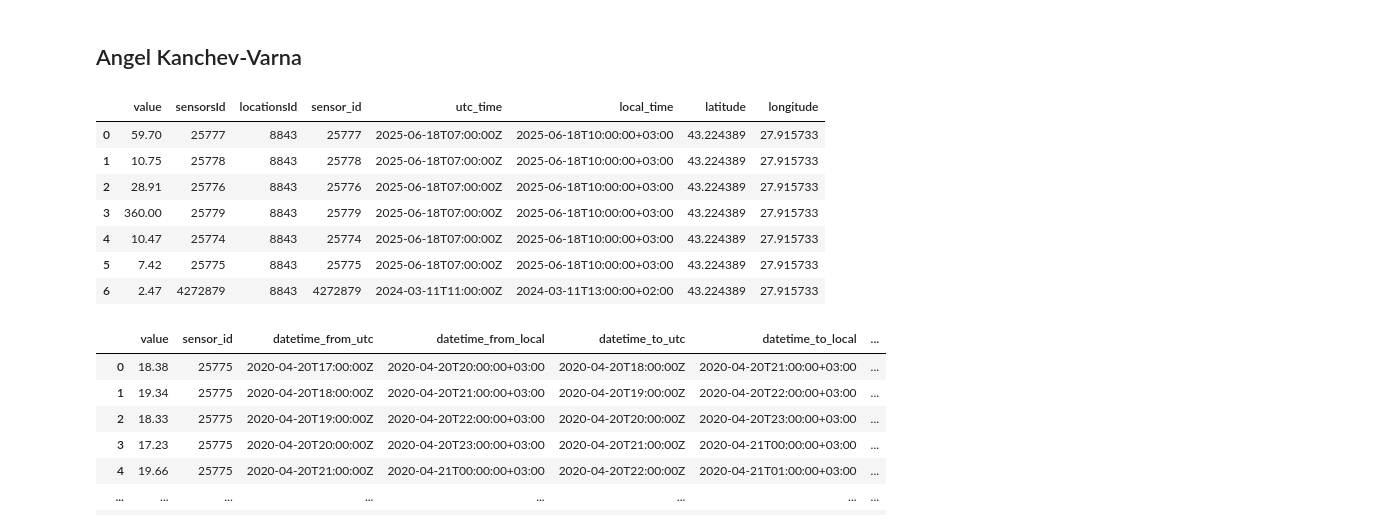
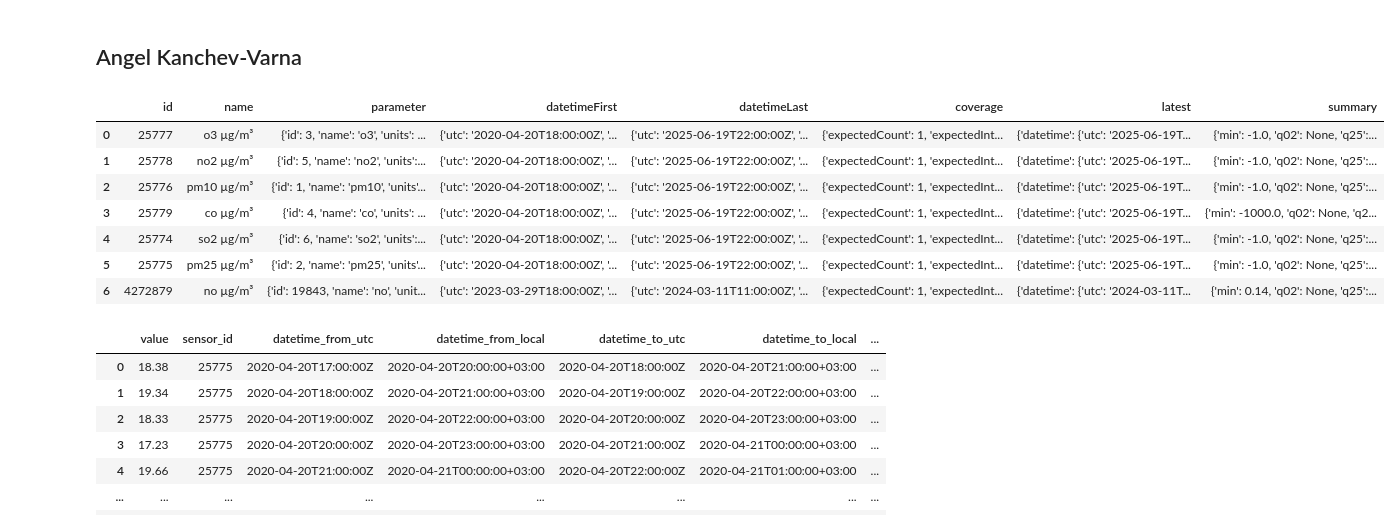
Before and after one commit to ivetkalchev/VarnaAir, a Jupyter notebook: varnaair.ipynb, the cells around one changed output. Cells and saved outputs as stored; diff of their text form; code cells hidden in the pictures.

Commit message:
getting more data + cleaning

```diff
--- a/varnaair.ipynb
+++ b/varnaair.ipynb
@@ -35,37 +38,26 @@ print(df_nearby_stations[["id", "name", "locality"]])
 # %% [markdown]
 ## Angel Kanchev-Varna
 # %%
-url = "https://api.openaq.org/v3/locations/8843/latest"
+url = "https://api.openaq.org/v3/locations/8843/sensors"
 
 response = requests.get(url, headers=headers)
 response.raise_for_status()
 
 data = response.json()
 results = data.get("results", [])
 
-if results:
-    df_latest1 = pandas.DataFrame(results)
-
-    df_latest1 = df_latest1.assign(
-        sensor_id=df_latest1['sensorsId'],
-        utc_time=df_latest1['datetime'].apply(lambda x: x['utc']),
-        local_time=df_latest1['datetime'].apply(lambda x: x['local']),
-        latitude=df_latest1['coordinates'].apply(lambda x: x['latitude']),
-        longitude=df_latest1['coordinates'].apply(lambda x: x['longitude'])
-    ).drop(columns=['datetime', 'coordinates'])
-else:
-    df_latest1 = pandas.DataFrame()
+df_latest1 = pandas.DataFrame(results)
 
 df_latest1
 # %% [output]
-|  | value | sensorsId | locationsId | sensor_id | utc_time | local_time | latitude | longitude |
-| 0 | 59.70 | 25777 | 8843 | 25777 | 2025-06-18T07:00:00Z | 2025-06-18T10:00:00+03:00 | 43.224389 | 27.915733 |
-| 1 | 10.75 | 25778 | 8843 | 25778 | 2025-06-18T07:00:00Z | 2025-06-18T10:00:00+03:00 | 43.224389 | 27.915733 |
-| 2 | 28.91 | 25776 | 8843 | 25776 | 2025-06-18T07:00:00Z | 2025-06-18T10:00:00+03:00 | 43.224389 | 27.915733 |
-| 3 | 360.00 | 25779 | 8843 | 25779 | 2025-06-18T07:00:00Z | 2025-06-18T10:00:00+03:00 | 43.224389 | 27.915733 |
-| 4 | 10.47 | 25774 | 8843 | 25774 | 2025-06-18T07:00:00Z | 2025-06-18T10:00:00+03:00 | 43.224389 | 27.915733 |
-| 5 | 7.42 | 25775 | 8843 | 25775 | 2025-06-18T07:00:00Z | 2025-06-18T10:00:00+03:00 | 43.224389 | 27.915733 |
-| 6 | 2.47 | 4272879 | 8843 | 4272879 | 2024-03-11T11:00:00Z | 2024-03-11T13:00:00+02:00 | 43.224389 | 27.915733 |
+|  | id | name | parameter | datetimeFirst | datetimeLast | coverage | latest | summary |
+| 0 | 25777 | o3 µg/m³ | {'id': 3, 'name': 'o3', 'units': ... | {'utc': '2020-04-20T18:00:00Z', '... | {'utc': '2025-06-19T22:00:00Z', '... | {'expectedCount': 1, 'expectedInt... | {'datetime': {'utc': '2025-06-19T... | {'min': -1.0, 'q02': None, 'q25':... |
+| 1 | 25778 | no2 µg/m³ | {'id': 5, 'name': 'no2', 'units':... | {'utc': '2020-04-20T18:00:00Z', '... | {'utc': '2025-06-19T22:00:00Z', '... | {'expectedCount': 1, 'expectedInt... | {'datetime': {'utc': '2025-06-19T... | {'min': -1.0, 'q02': None, 'q25':... |
+| 2 | 25776 | pm10 µg/m³ | {'id': 1, 'name': 'pm10', 'units'... | {'utc': '2020-04-20T18:00:00Z', '... | {'utc': '2025-06-19T22:00:00Z', '... | {'expectedCount': 1, 'expectedInt... | {'datetime': {'utc': '2025-06-19T... | {'min': -1.0, 'q02': None, 'q25':... |
+| 3 | 25779 | co µg/m³ | {'id': 4, 'name': 'co', 'units': ... | {'utc': '2020-04-20T18:00:00Z', '... | {'utc': '2025-06-19T22:00:00Z', '... | {'expectedCount': 1, 'expectedInt... | {'datetime': {'utc': '2025-06-19T... | {'min': -1000.0, 'q02': None, 'q2... |
+| 4 | 25774 | so2 µg/m³ | {'id': 6, 'name': 'so2', 'units':... | {'utc': '2020-04-20T18:00:00Z', '... | {'utc': '2025-06-19T22:00:00Z', '... | {'expectedCount': 1, 'expectedInt... | {'datetime': {'utc': '2025-06-19T... | {'min': -1.0, 'q02': None, 'q25':... |
+| 5 | 25775 | pm25 µg/m³ | {'id': 2, 'name': 'pm25', 'units'... | {'utc': '2020-04-20T18:00:00Z', '... | {'utc': '2025-06-19T22:00:00Z', '... | {'expectedCount': 1, 'expectedInt... | {'datetime': {'utc': '2025-06-19T... | {'min': -1.0, 'q02': None, 'q25':... |
+| 6 | 4272879 | no µg/m³ | {'id': 19843, 'name': 'no', 'unit... | {'utc': '2023-03-29T18:00:00Z', '... | {'utc': '2024-03-11T11:00:00Z', '... | {'expectedCount': 1, 'expectedInt... | {'datetime': {'utc': '2024-03-11T... | {'min': 0.14, 'q02': None, 'q25':... |
 # %%
 base_url = "https://api.openaq.org/v3/sensors/{sensor_id}/measurements"
 
```
Also changed, not shown: parts of 37 cells of this notebook, 10 other files.
